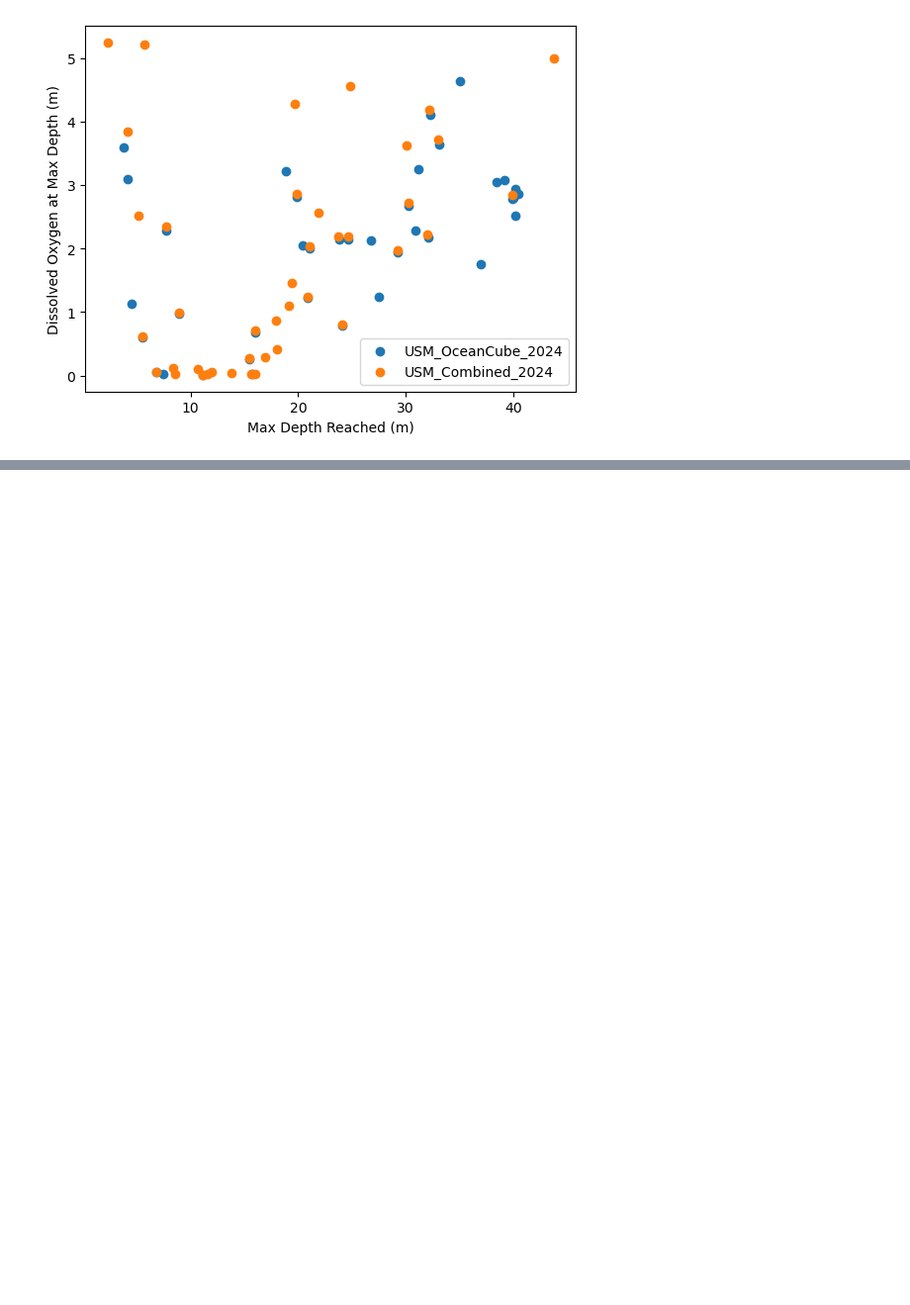
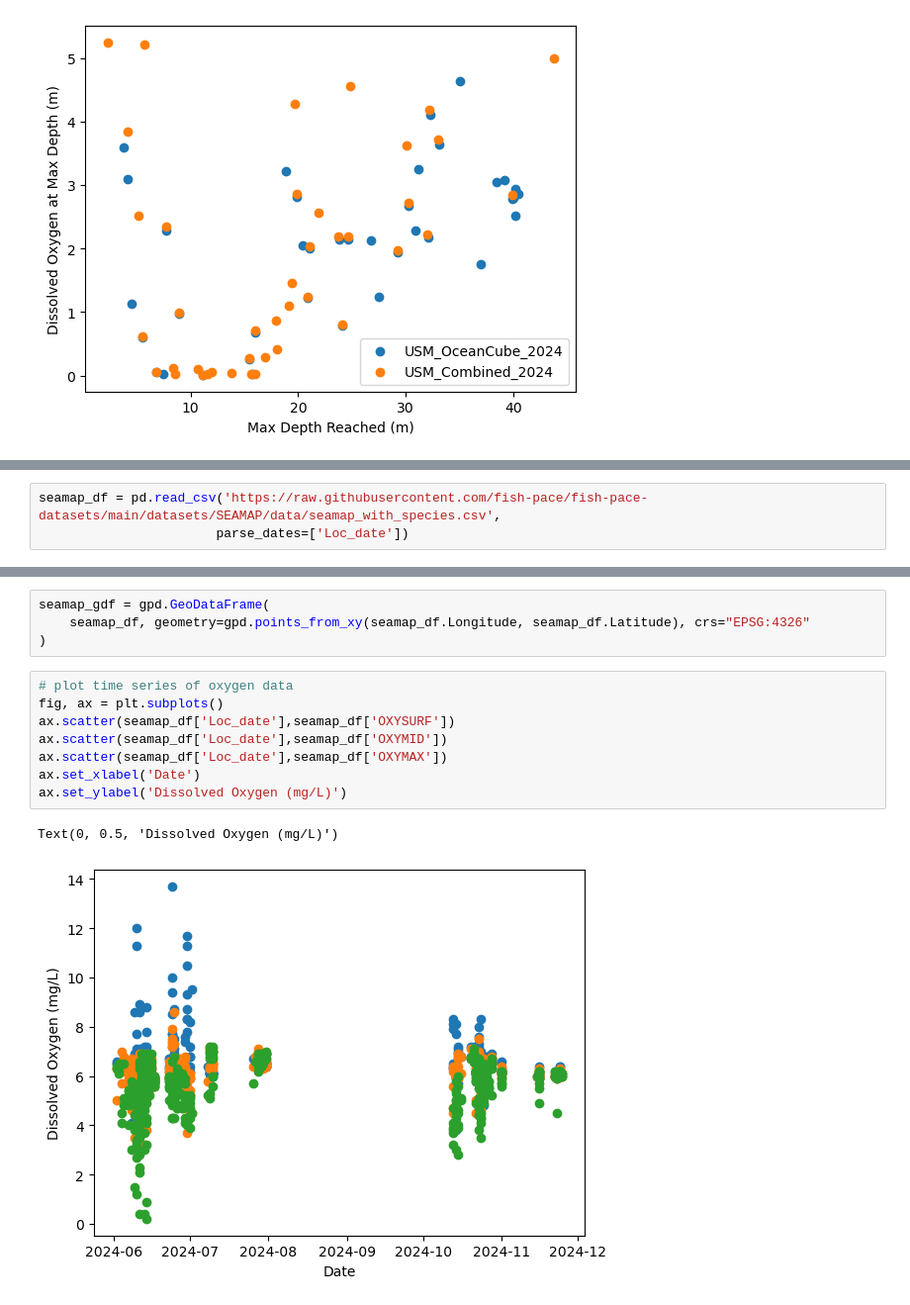
Before and after one commit to fish-pace/2026-proj-hypoxia-zones, a Jupyter notebook: contributor_folders/stormheidinger/gulf_do_24_25.ipynb, the cells around one changed output, grey strips where cells are left out. Shown at 99% size. Drawn from its saved outputs; the diff is of its cells as text; blank space fills up the shorter version.

Commit message:
add seamap data from fish-pace

```diff
--- a/contributor_folders/stormheidinger/gulf_do_24_25.ipynb
+++ b/contributor_folders/stormheidinger/gulf_do_24_25.ipynb
@@ -251,0 +300,3 @@ ax2.legend(loc='best')
+# %%
+seamap_df = pd.read_csv('https://raw.githubusercontent.com/fish-pace/fish-pace-datasets/main/datasets/SEAMAP/data/seamap_with_species.csv',
+                       parse_dates=['Loc_date'])
@@ -251,0 +357,15 @@ ax2.legend(loc='best')
+# %%
+seamap_gdf = gpd.GeoDataFrame(
+    seamap_df, geometry=gpd.points_from_xy(seamap_df.Longitude, seamap_df.Latitude), crs="EPSG:4326"
+)
+# %%
+# plot time series of oxygen data
+fig, ax = plt.subplots()
+ax.scatter(seamap_df['Loc_date'],seamap_df['OXYSURF'])
+ax.scatter(seamap_df['Loc_date'],seamap_df['OXYMID'])
+ax.scatter(seamap_df['Loc_date'],seamap_df['OXYMAX'])
+ax.set_xlabel('Date')
+ax.set_ylabel('Dissolved Oxygen (mg/L)')
+# %% [output]
+Text(0, 0.5, 'Dissolved Oxygen (mg/L)')
+[figure, added]
```
Also changed, not shown: parts of 9 cells of this notebook.
